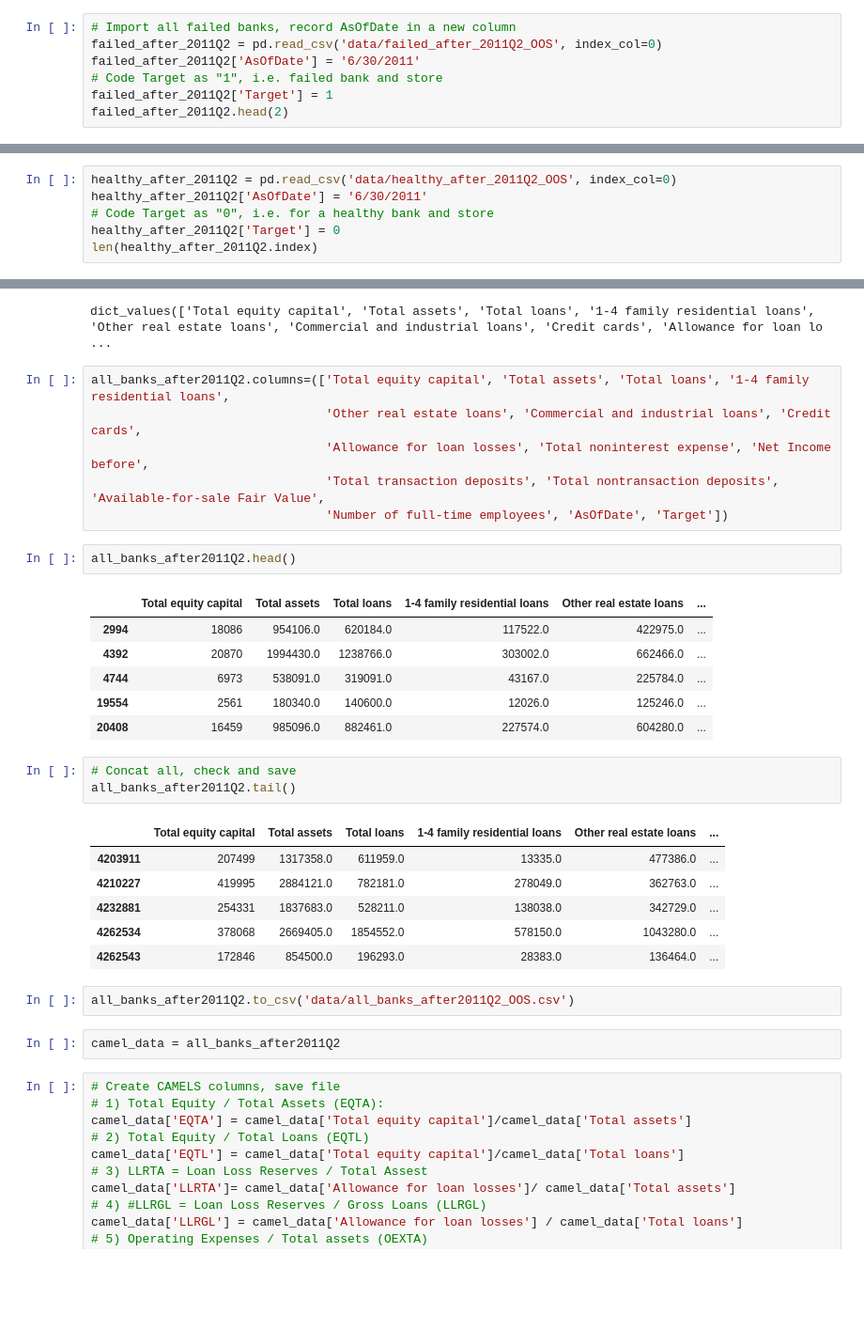
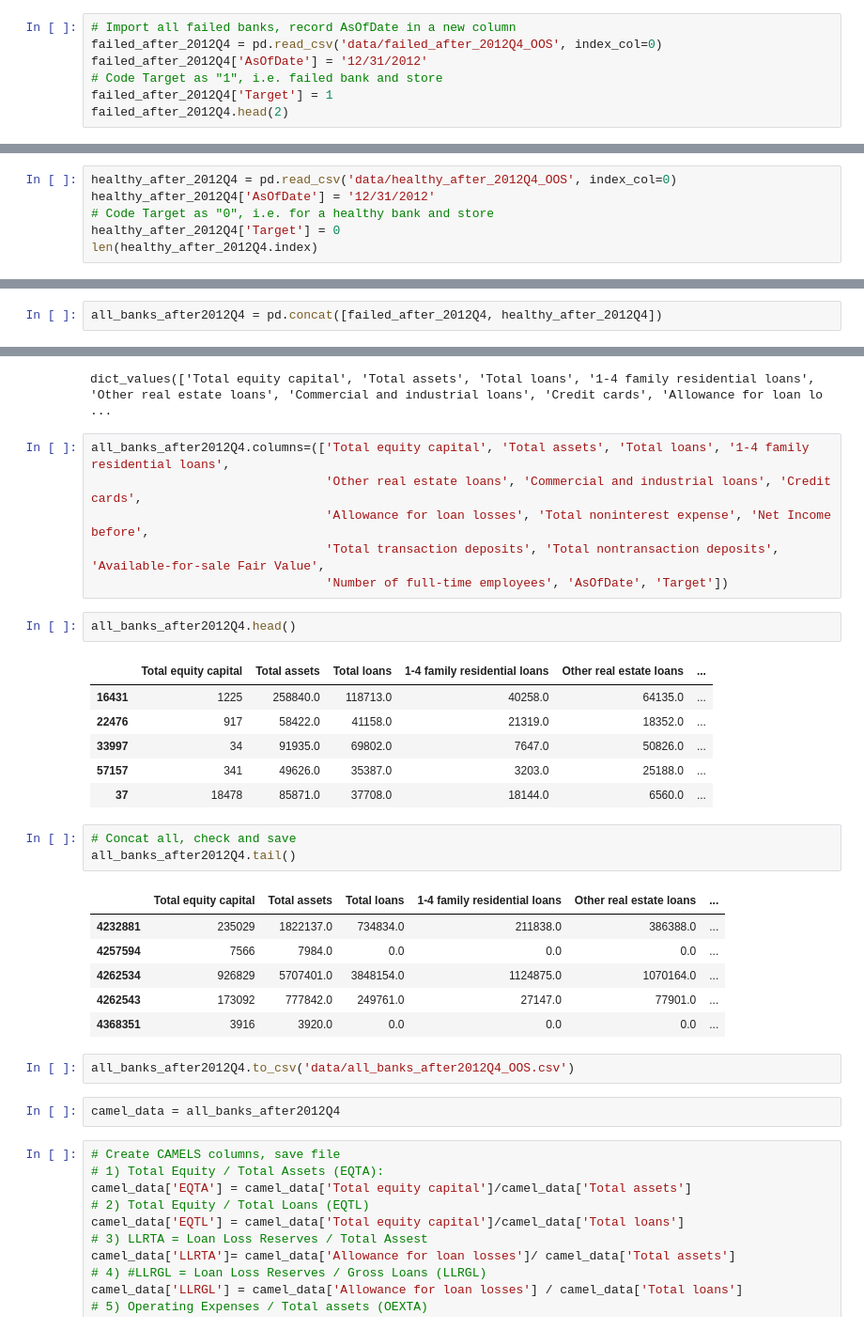
Before and after one commit to allaccountstaken/predicting_bank_distress, a Jupyter notebook: create_camel_dataset.ipynb, the cells around one changed output, grey strips where cells are left out. Shown at 94% size. Cells and saved outputs as stored; diff of their text form; blank space fills up the shorter version.

Commit message:
finished CAMELS transformations

```diff
--- a/create_camel_dataset.ipynb
+++ b/create_camel_dataset.ipynb
@@ -836,9 +776,9 @@ failed_after_2011Q4
 # %%
 # Import all failed banks, record AsOfDate in a new column
-failed_after_2011Q2 = pd.read_csv('data/failed_after_2011Q2_OOS', index_col=0)
-failed_after_2011Q2['AsOfDate'] = '6/30/2011'
+failed_after_2012Q4 = pd.read_csv('data/failed_after_2012Q4_OOS', index_col=0)
+failed_after_2012Q4['AsOfDate'] = '12/31/2012'
 # Code Target as "1", i.e. failed bank and store
-failed_after_2011Q2['Target'] = 1
-failed_after_2011Q2.head(2)
+failed_after_2012Q4['Target'] = 1
+failed_after_2012Q4.head(2)
 # %% [output]
 |  | RIAD3210 | RCON2170 | RCON3360 | RCON3465 | RCON3466 | RCON3387 | RCONB561 | RCON3123 | RIAD4093 | RIAD4300 | ... |
@@ -847,7 +787,7 @@ failed_after_2011Q2.head(2)
 # %%
-healthy_after_2011Q2 = pd.read_csv('data/healthy_after_2011Q2_OOS', index_col=0)
-healthy_after_2011Q2['AsOfDate'] = '6/30/2011'
+healthy_after_2012Q4 = pd.read_csv('data/healthy_after_2012Q4_OOS', index_col=0)
+healthy_after_2012Q4['AsOfDate'] = '12/31/2012'
 # Code Target as "0", i.e. for a healthy bank and store
-healthy_after_2011Q2['Target'] = 0
-len(healthy_after_2011Q2.index)
+healthy_after_2012Q4['Target'] = 0
+len(healthy_after_2012Q4.index)
 # %% [output]
@@ -857,3 +795,5 @@ all_banks_after2011Q2 = pd.concat([failed_after_2011Q2, healthy_after_2011Q2])
+# %%
+all_banks_after2012Q4 = pd.concat([failed_after_2012Q4, healthy_after_2012Q4])
 # %%
 # Prepare dictionary of selected financials that are needed for CAMELS
 selected_financials = {
@@ -876,34 +816,34 @@ selected_financials.values()
 # %% [output]
 dict_values(['Total equity capital', 'Total assets', 'Total loans', '1-4 family residential loans', 'Other real estate loans', 'Commercial and industrial loans', 'Credit cards', 'Allowance for loan lo ...
 # %%
-all_banks_after2011Q2.columns=(['Total equity capital', 'Total assets', 'Total loans', '1-4 family residential loans',
+all_banks_after2012Q4.columns=(['Total equity capital', 'Total assets', 'Total loans', '1-4 family residential loans',
                                 'Other real estate loans', 'Commercial and industrial loans', 'Credit cards',
                                 'Allowance for loan losses', 'Total noninterest expense', 'Net Income before',
                                 'Total transaction deposits', 'Total nontransaction deposits', 'Available-for-sale Fair Value',
                                 'Number of full-time employees', 'AsOfDate', 'Target'])
 # %%
-all_banks_after2011Q2.head()
+all_banks_after2012Q4.head()
 # %% [output]
 |  | Total equity capital | Total assets | Total loans | 1-4 family residential loans | Other real estate loans | ... |
-| 2994 | 18086 | 954106.0 | 620184.0 | 117522.0 | 422975.0 | ... |
-| 4392 | 20870 | 1994430.0 | 1238766.0 | 303002.0 | 662466.0 | ... |
-| 4744 | 6973 | 538091.0 | 319091.0 | 43167.0 | 225784.0 | ... |
-| 19554 | 2561 | 180340.0 | 140600.0 | 12026.0 | 125246.0 | ... |
-| 20408 | 16459 | 985096.0 | 882461.0 | 227574.0 | 604280.0 | ... |
+| 16431 | 1225 | 258840.0 | 118713.0 | 40258.0 | 64135.0 | ... |
+| 22476 | 917 | 58422.0 | 41158.0 | 21319.0 | 18352.0 | ... |
+| 33997 | 34 | 91935.0 | 69802.0 | 7647.0 | 50826.0 | ... |
+| 57157 | 341 | 49626.0 | 35387.0 | 3203.0 | 25188.0 | ... |
+| 37 | 18478 | 85871.0 | 37708.0 | 18144.0 | 6560.0 | ... |
 # %%
 # Concat all, check and save
-all_banks_after2011Q2.tail()
+all_banks_after2012Q4.tail()
 # %% [output]
 |  | Total equity capital | Total assets | Total loans | 1-4 family residential loans | Other real estate loans | ... |
-| 4203911 | 207499 | 1317358.0 | 611959.0 | 13335.0 | 477386.0 | ... |
-| 4210227 | 419995 | 2884121.0 | 782181.0 | 278049.0 | 362763.0 | ... |
-| 4232881 | 254331 | 1837683.0 | 528211.0 | 138038.0 | 342729.0 | ... |
-| 4262534 | 378068 | 2669405.0 | 1854552.0 | 578150.0 | 1043280.0 | ... |
-| 4262543 | 172846 | 854500.0 | 196293.0 | 28383.0 | 136464.0 | ... |
+| 4232881 | 235029 | 1822137.0 | 734834.0 | 211838.0 | 386388.0 | ... |
+| 4257594 | 7566 | 7984.0 | 0.0 | 0.0 | 0.0 | ... |
+| 4262534 | 926829 | 5707401.0 | 3848154.0 | 1124875.0 | 1070164.0 | ... |
+| 4262543 | 173092 | 777842.0 | 249761.0 | 27147.0 | 77901.0 | ... |
+| 4368351 | 3916 | 3920.0 | 0.0 | 0.0 | 0.0 | ... |
 # %%
-all_banks_after2011Q2.to_csv('data/all_banks_after2011Q2_OOS.csv')
+all_banks_after2012Q4.to_csv('data/all_banks_after2012Q4_OOS.csv')
 # %%
-camel_data = all_banks_after2011Q2
+camel_data = all_banks_after2012Q4
 # %%
 # Create CAMELS columns, save file
 # 1) Total Equity / Total Assets (EQTA):
```
Also changed, not shown: parts of 15 cells of this notebook, 4 other files.
